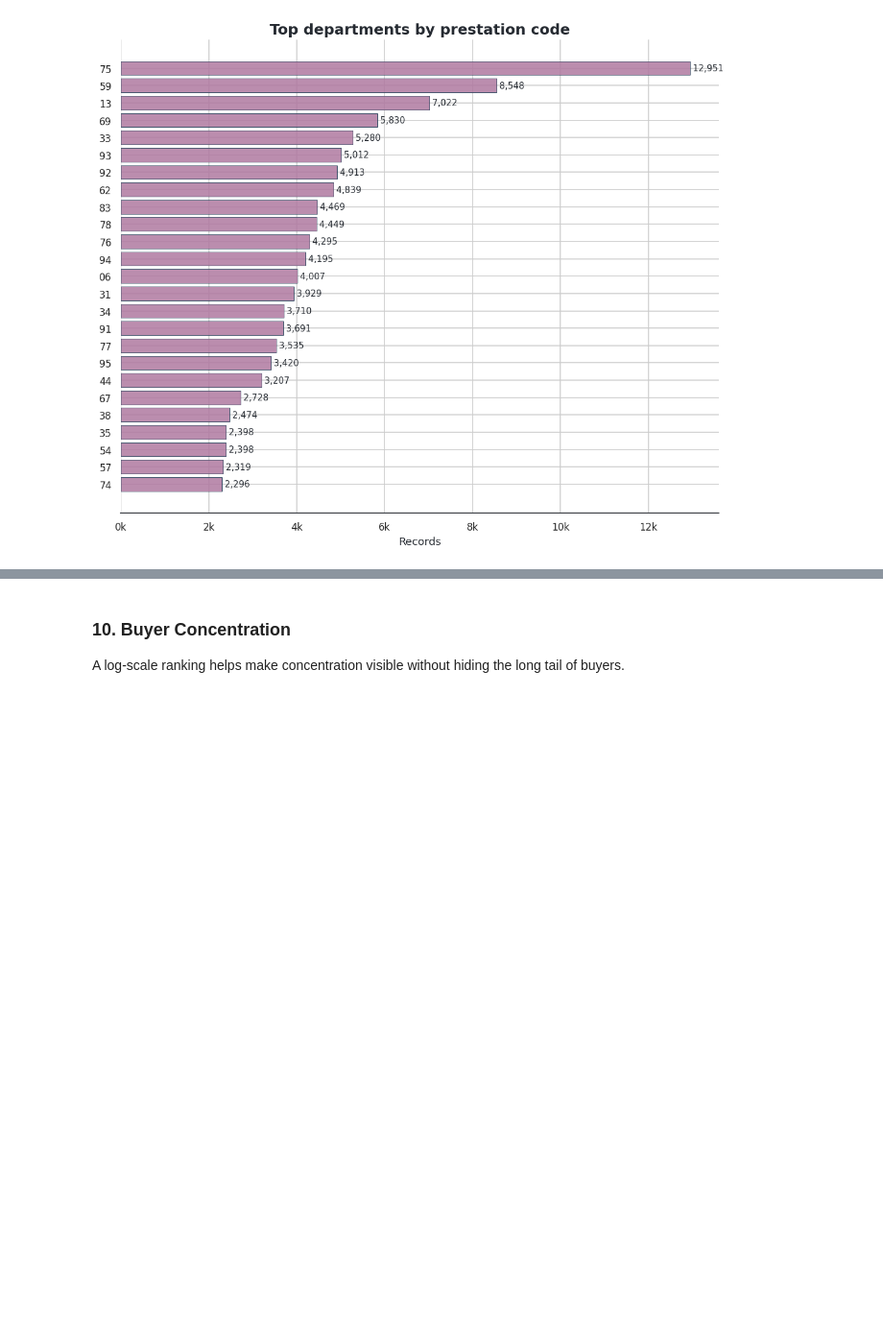
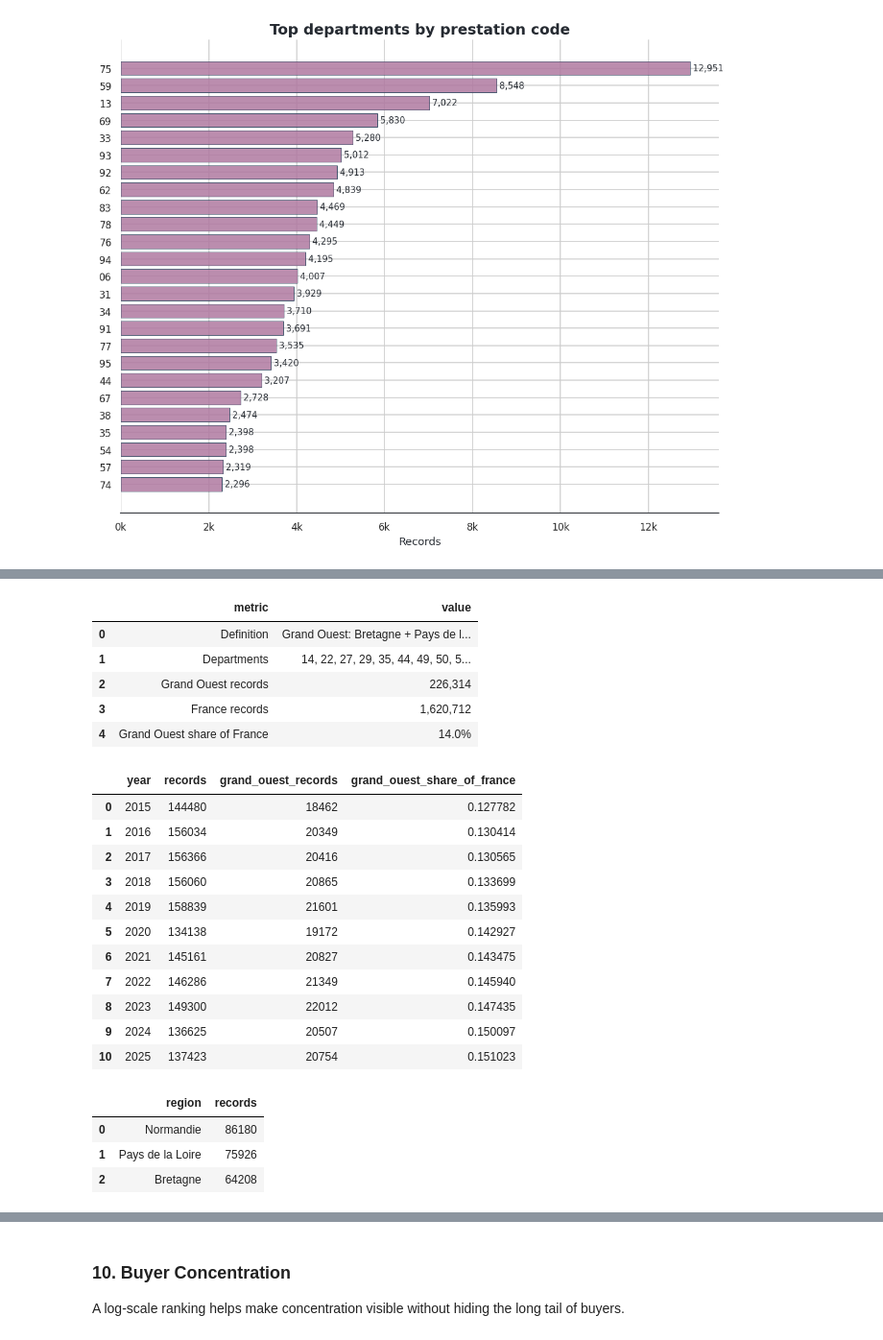
Before and after one commit to ROUSenghak/project-gigalis, a Jupyter notebook: notebooks/boamp_full_raw_eda.ipynb, the cells around one changed output, grey strips where cells are left out. Shown at 96% size. Saved outputs shown, nothing was run; the diff lists cells and outputs as text; code cells hidden in the pictures; blank space fills up the shorter version.

```diff
--- a/notebooks/boamp_full_raw_eda.ipynb
+++ b/notebooks/boamp_full_raw_eda.ipynb
@@ -553,0 +672,67 @@ plot_top_bar(department_df, "code_departement_prestation", "records", "Top depar
+# %%
+grand_ouest_yearly_df = pd.DataFrame(sorted(grand_ouest_yearly_counts.items()), columns=["year", "grand_ouest_records"])
+grand_ouest_yearly_df["year"] = grand_ouest_yearly_df["year"].astype(int)
+grand_ouest_yearly_df = yearly_df[["year", "records"]].merge(grand_ouest_yearly_df, on="year", how="left").fillna({"grand_ouest_records": 0})
+grand_ouest_yearly_df["grand_ouest_records"] = grand_ouest_yearly_df["grand_ouest_records"].astype(int)
+grand_ouest_yearly_df["grand_ouest_share_of_france"] = grand_ouest_yearly_df["grand_ouest_records"] / grand_ouest_yearly_df["records"]
+
+grand_ouest_monthly_df = pd.DataFrame(sorted(grand_ouest_monthly_counts.items()), columns=["month", "records"])
+grand_ouest_monthly_df["month"] = pd.to_datetime(grand_ouest_monthly_df["month"])
+grand_ouest_monthly_df["year"] = grand_ouest_monthly_df["month"].dt.year
+grand_ouest_monthly_df["month_number"] = grand_ouest_monthly_df["month"].dt.month
+
+grand_ouest_department_df = counter_to_frame(grand_ouest_department_counts, "department", "records")
+grand_ouest_department_df["region"] = grand_ouest_department_df["department"].map(GRAND_OUEST_REGION_BY_DEPARTMENT)
+grand_ouest_region_df = counter_to_frame(grand_ouest_region_counts, "region", "records")
+grand_ouest_family_df = counter_to_frame(grand_ouest_family_counts, "famille_libelle", "records")
+grand_ouest_procedure_df = counter_to_frame(grand_ouest_procedure_counts, "procedure_libelle", "records")
+grand_ouest_nature_df = counter_to_frame(grand_ouest_nature_counts, "nature_libelle", "records")
+grand_ouest_buyer_df = counter_to_frame(grand_ouest_buyer_counts, "nomacheteur", "records")
+
+grand_ouest_overview = pd.DataFrame([
+    ["Definition", GRAND_OUEST_LABEL],
+    ["Departments", ", ".join(sorted(GRAND_OUEST_DEPARTMENTS))],
+    ["Grand Ouest records", f"{grand_ouest_rows:,}"],
+    ["France records", f"{row_count:,}"],
+    ["Grand Ouest share of France", f"{grand_ouest_rows / row_count:.1%}"],
+], columns=["metric", "value"])
+
+for frame, name in [
+    (grand_ouest_overview, "grand_ouest_overview.csv"),
+    (grand_ouest_yearly_df, "grand_ouest_yearly_counts.csv"),
+    (grand_ouest_monthly_df, "grand_ouest_monthly_counts.csv"),
+    (grand_ouest_department_df, "grand_ouest_department_counts.csv"),
+    (grand_ouest_region_df, "grand_ouest_region_counts.csv"),
+    (grand_ouest_family_df, "grand_ouest_family_counts.csv"),
+    (grand_ouest_procedure_df, "grand_ouest_procedure_counts.csv"),
+    (grand_ouest_nature_df, "grand_ouest_nature_counts.csv"),
+    (grand_ouest_buyer_df, "grand_ouest_buyer_counts.csv"),
+]:
+    save_table(frame, name)
+
+display(grand_ouest_overview)
+display(grand_ouest_yearly_df)
+display(grand_ouest_region_df)
+# %% [output]
+|  | metric | value |
+| 0 | Definition | Grand Ouest: Bretagne + Pays de l... |
+| 1 | Departments | 14, 22, 27, 29, 35, 44, 49, 50, 5... |
+| 2 | Grand Ouest records | 226,314 |
+| 3 | France records | 1,620,712 |
+| 4 | Grand Ouest share of France | 14.0% |
+|  | year | records | grand_ouest_records | grand_ouest_share_of_france |
+| 0 | 2015 | 144480 | 18462 | 0.127782 |
+| 1 | 2016 | 156034 | 20349 | 0.130414 |
+| 2 | 2017 | 156366 | 20416 | 0.130565 |
+| 3 | 2018 | 156060 | 20865 | 0.133699 |
+| 4 | 2019 | 158839 | 21601 | 0.135993 |
+| 5 | 2020 | 134138 | 19172 | 0.142927 |
+| 6 | 2021 | 145161 | 20827 | 0.143475 |
+| 7 | 2022 | 146286 | 21349 | 0.145940 |
+| 8 | 2023 | 149300 | 22012 | 0.147435 |
+| 9 | 2024 | 136625 | 20507 | 0.150097 |
+| 10 | 2025 | 137423 | 20754 | 0.151023 |
+|  | region | records |
+| 0 | Normandie | 86180 |
+| 1 | Pays de la Loire | 75926 |
+| 2 | Bretagne | 64208 |
```
Also changed, not shown: parts of 9 cells of this notebook, 27 other files.
